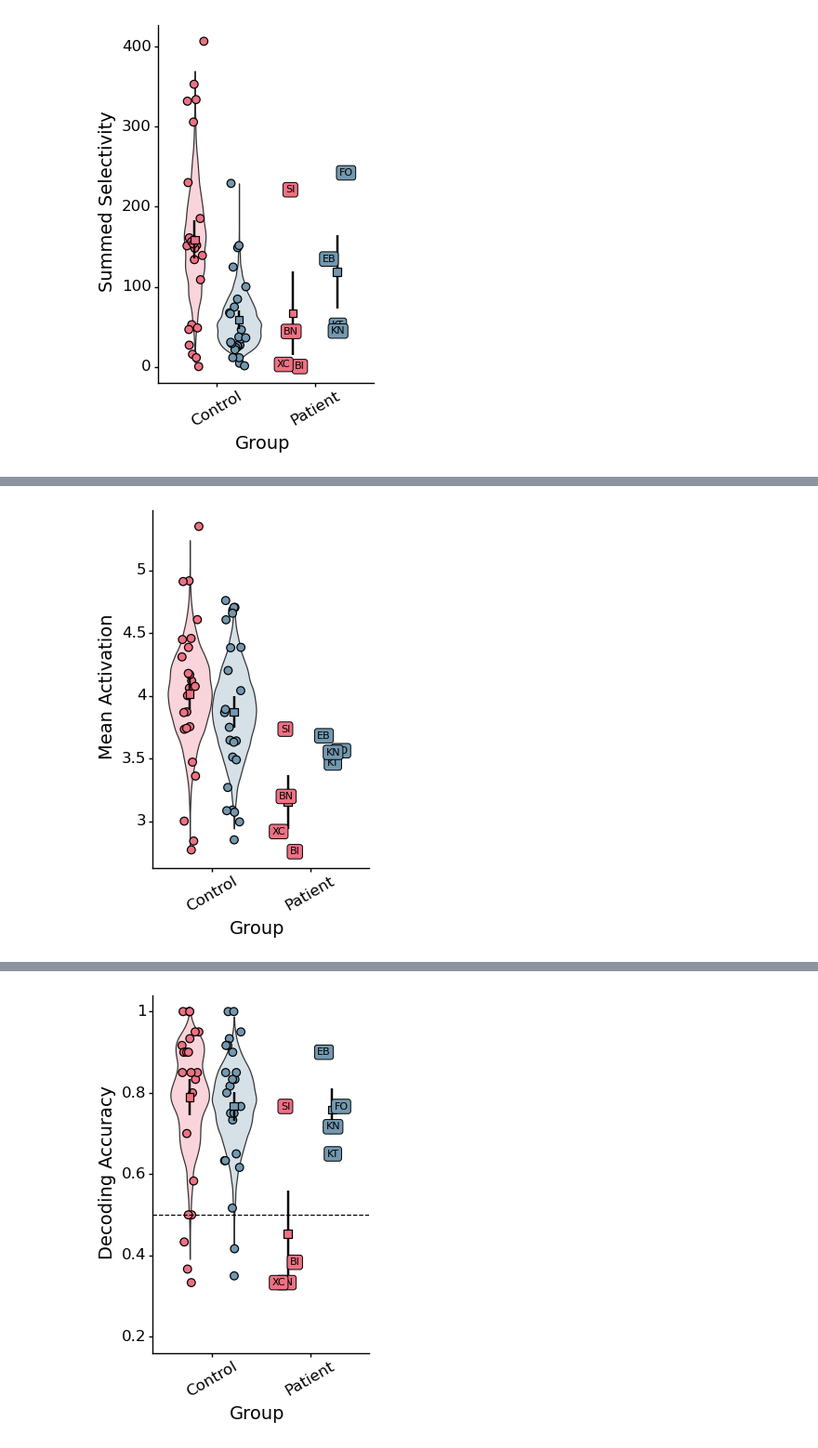
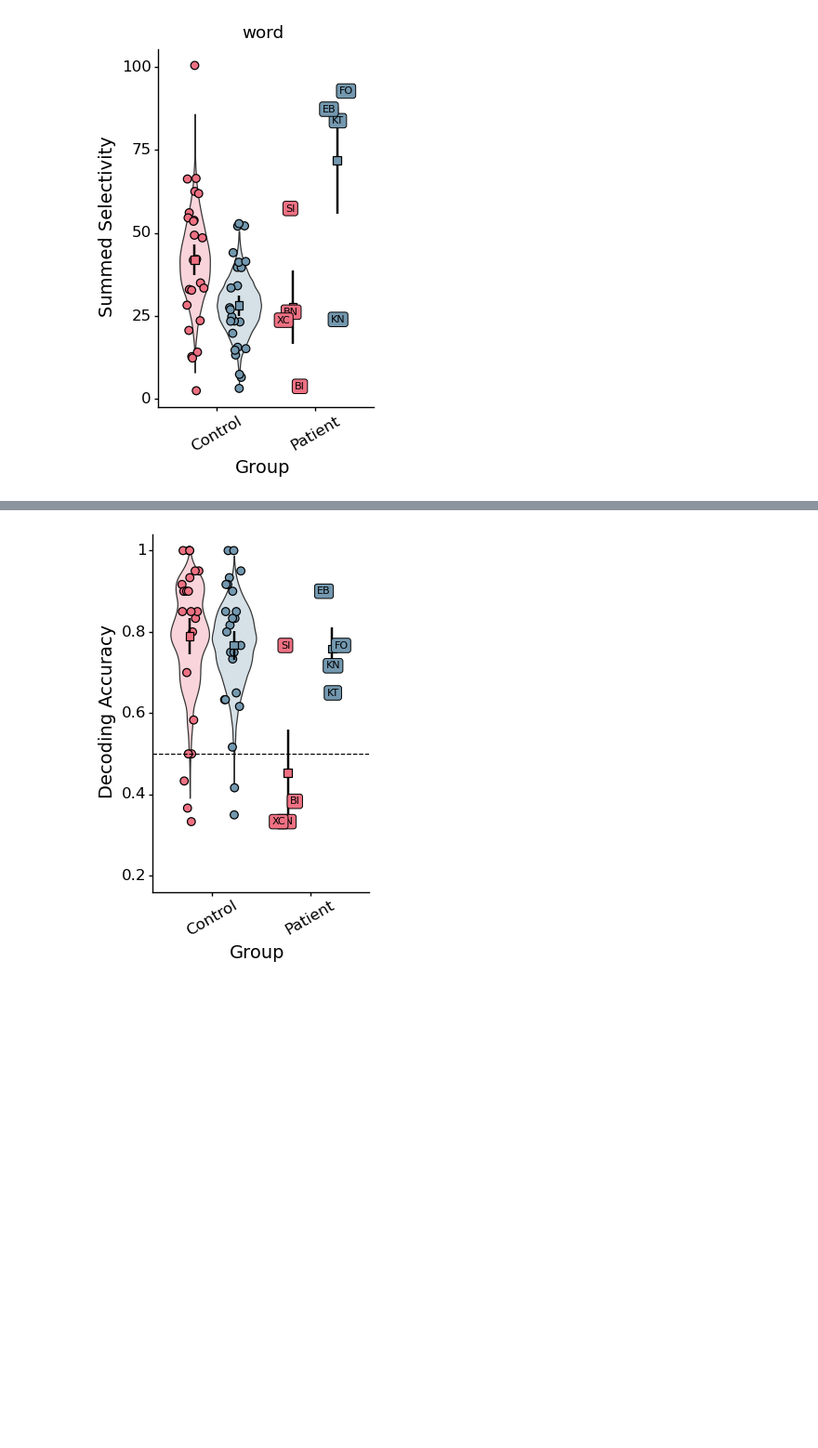
Before and after one commit to vayzenb/hemispace, a Jupyter notebook: analyses/create_figs.ipynb, the cells around one changed output, grey strips where cells are left out. Shown at 93% size. Saved outputs shown, nothing was run; the diff lists cells and outputs as text; code cells hidden in the pictures; blank space fills up the shorter version.

Commit message:
added hemi and reverse rois

```diff
--- a/analyses/create_figs.ipynb
+++ b/analyses/create_figs.ipynb
@@ -61,7 +61,7 @@ def create_violin(resample_data,data_mean, indiv_data,  analysis, analysis_name,
                     legend_position = 'none',
                     panel_border=element_blank(),
                     figure_size = (3, 5))+ \
-                    labs(fill='Hemisphere')
+                    labs(fill='Hemisphere') + ggtitle(f'{cond}')
 
     p.save(f'{fig_dir}/{analysis}/{roi}_{cond}.png', width=3, height=5, dpi = 300)
     print(p)
@@ -86,12 +86,13 @@ for sub in data_summary['sub'].unique():
 
 analyses = ['sum_selec_norm', 'mean_act','volume']
 analysis_names = ['Summed Selectivity', 'Mean Activation', 'Active Volume mm\u00b3']
+analyses = ['sum_selec_norm']
 
 conds = ['word', 'face','tool','space']
 
-#rois = ['dorsal_visual_cortex','dorsal_visual_cortex','ventral_visual_cortex','ventral_visual_cortex']
+rois = ['dorsal_visual_cortex','dorsal_visual_cortex','ventral_visual_cortex','ventral_visual_cortex']
 rois = ['ventral_visual_cortex','ventral_visual_cortex','dorsal_visual_cortex','dorsal_visual_cortex']
-#rois = ['hemi', 'hemi', 'hemi','hemi']
+rois = ['hemi', 'hemi', 'hemi','hemi','dorsal_visual_cortex','dorsal_visual_cortex','ventral_visual_cortex','ventral_visual_cortex']
 
 for analysis, analysis_name in zip(analyses,analysis_names):
 
@@ -109,31 +110,31 @@ for analysis, analysis_name in zip(analyses,analysis_names):
 
 
 
     #convert act resamples to long format
     act_resamples_long = pd.melt(act_resamples, var_name='type', value_name=analysis)
 
     #split type column in cond, hemi, roi
     act_resamples_long[['cond','hemi','roi']] = act_resamples_long['type'].str.split('_',expand=True)
 
     #rename roi column
     act_resamples_long['roi'].replace('dvc','dorsal_visual_cortex',inplace=True)
     act_resamples_long['roi'].replace('vvc','ventral_visual_cortex',inplace=True)
 
     #capitalize hemi
     act_resamples_long['hemi'] = act_resamples_long['hemi'].str.capitalize()
     act_resamples_long['group'] = 'Control'
 
     for cond, roi in zip(conds, rois):
         resample_data = act_resamples_long[(act_resamples_long['cond']==cond) & (act_resamples_long['roi']==roi)]
         curr_summary = data_summary[(data_summary['cond']==cond) & (data_summary['roi']==roi)]
         curr_summary['group'] = curr_summary['group'].str.capitalize()
 
         #create mean and SE data for patients
         data_mean = curr_summary.groupby(['hemi', 'group']).mean().reset_index()
         data_mean_se = curr_summary.groupby(['hemi', 'group']).sem().reset_index()
         data_mean['se'] = data_mean_se[analysis]
         data_mean['group'] = data_mean['group'].str.capitalize()
 
         create_violin(resample_data,data_mean, curr_summary,  analysis, analysis_name, roi, cond)
 # %% [output]
-[figure, old version]
+[figure, new version]
@@ -143 +143,0 @@ for analysis, analysis_name in zip(analyses,analysis_names):
-[figure, removed]
```
Also changed, not shown: parts of 1 cell of this notebook, 13 other files.
